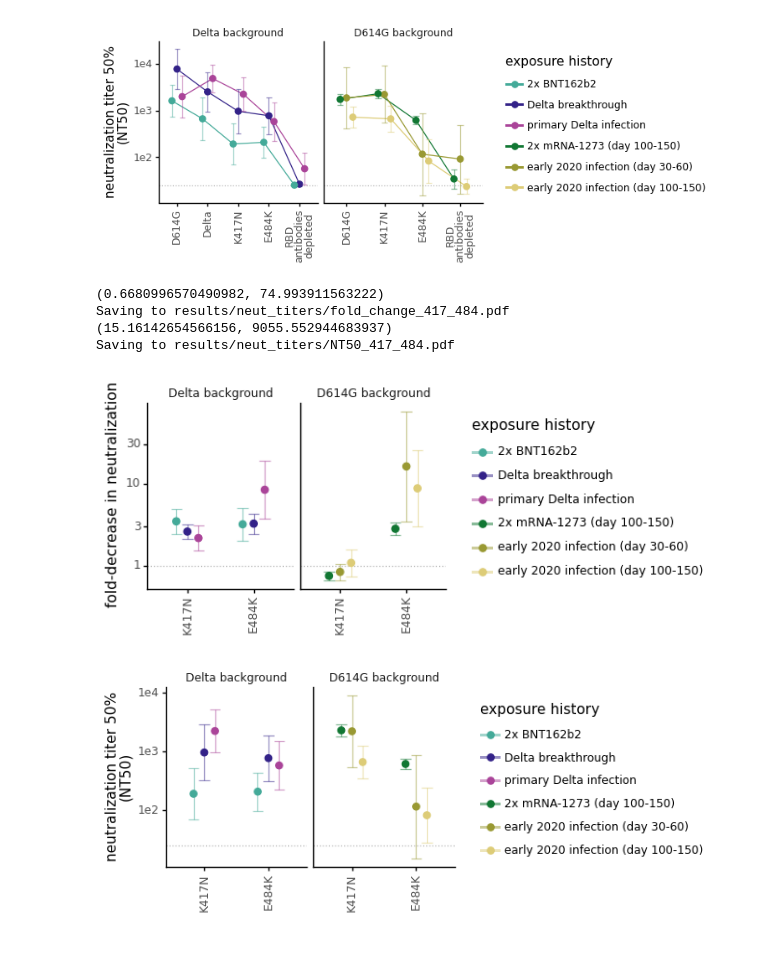
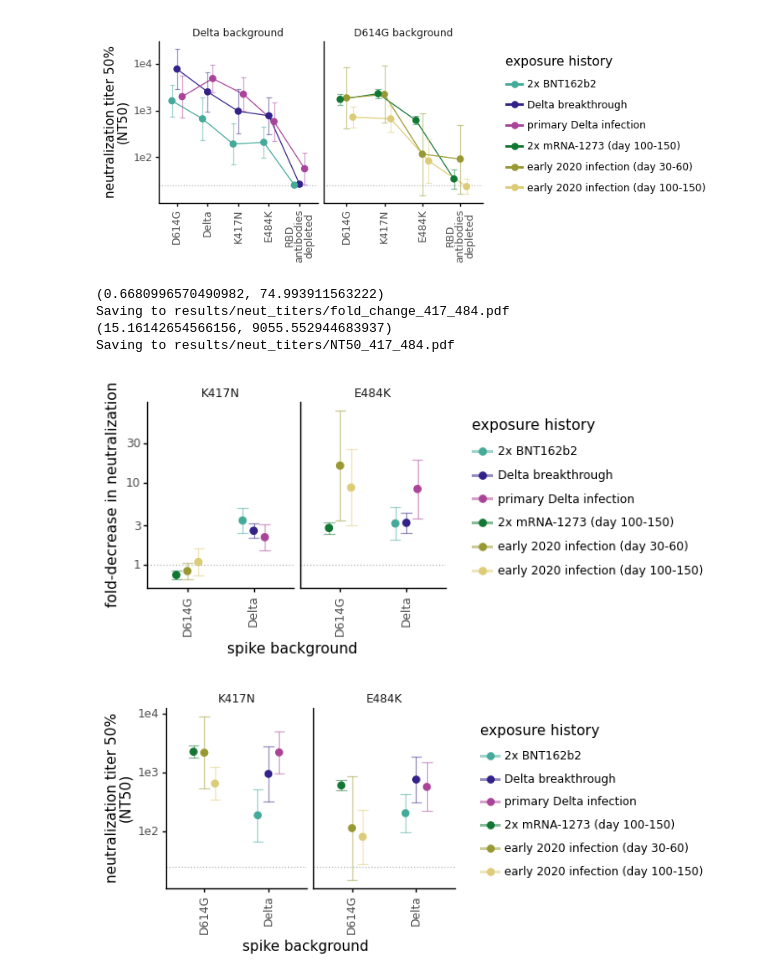
Before and after one commit to jbloomlab/SARS-CoV-2-RBD_Delta, a Jupyter notebook: experimental_data/analyze_neut_data.ipynb, the cells around one changed output. Cells and saved outputs as stored; diff of their text form; code cells hidden in the pictures; blank space fills up the shorter version.

Commit message:
changes to neut figure and track Beta RBD depletions

```diff
--- a/experimental_data/analyze_neut_data.ipynb
+++ b/experimental_data/analyze_neut_data.ipynb
@@ -324,7 +324,7 @@ for metric in ['fold_change', 'NT50']:
     for virus_set, virus_subsample in config['virus_subsets'].items():
         print(f'Making plot for {metric} for {virus_set}:')
 
-        ylab={'fold_change':'fold decrease in neutralization',
+        ylab={'fold_change':'fold-decrease in neutralization',
               'NT50':'neutralization titer 50%\n(NT50)'
              }
 
@@ -599,6 +599,23 @@ infection=(pd.read_csv(config['previous_studies_mutneuts']['infection'])
                  for_combined_plots=True
                 )
         )
+
+beta_depletions=(pd.read_csv(config['previous_studies_rbd_depletions']['infection'])
+                 .query('spike=="Beta"')
+                 .assign(background='Beta background',
+                         for_combined_plots=False,
+                         ic50=lambda x: 1/x['NT50'],
+                         date='summer2021',
+                        )
+                 .replace({'RBD antibodies depleted':'Beta RBD Abs depleted (x Beta PV)',
+                           'mock depletion':'Beta'
+                          }
+                         )
+                 .rename(columns={'depletion':'virus'})
+                 [['serum', 'virus', 'ic50', 'NT50', 'date', 'ic50_is_bound','sample_type', 'early_late',
+                   'background', 'for_combined_plots'
+                  ]]
+                )
 
 combined_df = (pd.concat(
     [(neut_titers.query("replicate=='average'")
@@ -613,7 +630,8 @@ combined_df = (pd.concat(
              )),
       # .query('virus not in ["D614G RBD Abs depleted (x D614G PV)", "Delta RBD Abs depleted (x D614G PV)"]')),
      moderna,
-     infection])
+     infection,
+     beta_depletions])
                .assign(background=lambda x:
                        pd.Categorical(x['background'],
                                       ordered=True,
@@ -626,7 +644,8 @@ combined_df = (combined_df
                       .assign(is_wildtype=lambda x:
                               np.where(
                                   ((x['background']=='Delta background') & (x['virus']=='Delta')) |
-                                  ((x['background']=='D614G background') & (x['virus']=='D614G')),
+                                  ((x['background']=='D614G background') & (x['virus']=='D614G'))|
+                                  ((x['background']=='Beta background') & (x['virus']=='Beta')),
                                   True, False)
                              )
                       .query('is_wildtype')
@@ -839,6 +858,7 @@ for metric in ['fold_change', 'NT50']:
                 lower_error=lambda x: x['metric']/x['sem'],
                )
         .query('virus in ["K417N", "E484K"]')
+        .replace({'Delta background': 'Delta', 'D614G background':'D614G'})
        )
 
     limits = (df['lower_error'].min(), df['upper_error'].max())
@@ -847,7 +867,7 @@ for metric in ['fold_change', 'NT50']:
 
     p = (ggplot(df
                 ) +
-         aes('virus',
+         aes('background',
              'metric',
              fill='sample_type',
              color='sample_type',
@@ -855,38 +875,39 @@ for metric in ['fold_change', 'NT50']:
          geom_hline(yintercept=yintercept[metric],
                     alpha=0.7,
                     size=0.5,
                     linetype='dotted',
                     color=CBPALETTE[0]) +
          # geom_line(aes(x='virus', y='metric', group='sample_type'), position=position_dodge(width=0.5)) +
          geom_point(size=2.5, alpha=1, position=position_dodge(width=0.5)) +
-         geom_errorbar(aes(x="virus", ymin="metric/sem",ymax="metric*sem"),
+         geom_errorbar(aes(x="background", ymin="metric/sem",ymax="metric*sem"),
                        alpha=0.5,
                        position=position_dodge(width=0.5)
                       )+
          scale_y_log10(name=ylab[metric], limits=limits) +
-         facet_wrap('~background', scales='free_x')+
+         scale_x_discrete(name='spike background')+
+         facet_wrap('~virus', scales='free_x')+
          theme_classic() +
-         theme(axis_title_x=element_blank(),
+         theme(#axis_title_x=element_blank(),
                figure_size=(df['virus'].nunique()*df['background'].nunique(), 2.5),
                axis_text_x=element_text(rotation=90),
                strip_background_x=element_blank(),
                ) +
          scale_fill_manual(values=['#44AA99', '#332288', '#AA4499', '#117733', '#999933', '#DDCC77'], name='exposure history\n')+
          scale_color_manual(values=['#44AA99', '#332288', '#AA4499', '#117733', '#999933', '#DDCC77'], name='exposure history\n')
          )
 
     _ = p.draw()
 
     plotfile = f'{results}/{metric}_417_484.pdf'
     print(f"Saving to {plotfile}")
     p.save(plotfile, limitsize=False, verbose=False)
 # %% [output]
 (0.6680996570490982, 74.993911563222)
 Saving to results/neut_titers/fold_change_417_484.pdf
 (15.16142654566156, 9055.552944683937)
 Saving to results/neut_titers/NT50_417_484.pdf
-[figure, old version]
+[figure, new version]
-[figure, old version]
+[figure, new version]
 # %%
 geomean_mut_effects=(combined_df
 
```
Also changed, not shown: parts of 2 cells of this notebook, 8 other files.
